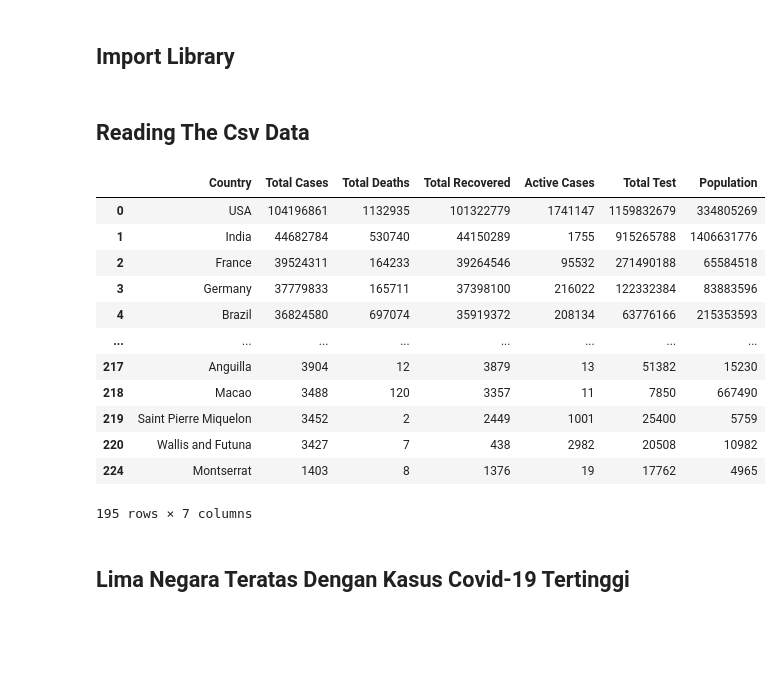
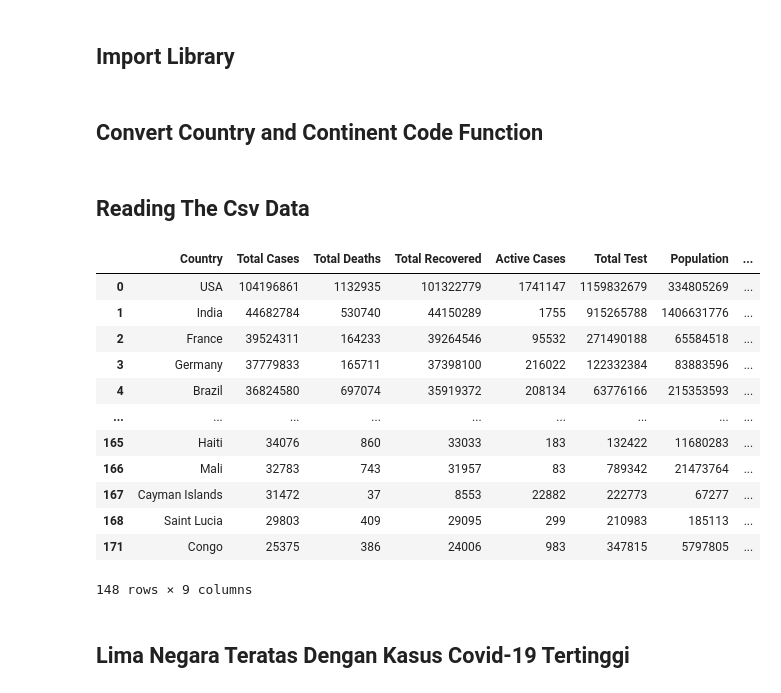
Before and after one commit to HaikalRFadhilahh/covid-19-python-analyst, a Jupyter notebook: covid.ipynb, the cells around one changed output. Saved outputs shown, nothing was run; the diff lists cells and outputs as text; code cells hidden in the pictures; blank space fills up the shorter version.

```diff
--- a/covid.ipynb
+++ b/covid.ipynb
@@ -8,27 +9,53 @@ import matplotlib.pyplot as plt
+# %% [markdown]
+## Convert Country and Continent Code Function
+# %%
+def dataFrameCountryCode(data,col):
+    arr = []
+    for i in data[col]:
+        try:
+            dump = country_name_to_country_alpha2(i)
+            arr.append(dump)
+        except:
+            arr.append(None)
+    return pd.DataFrame(arr,columns=['Country Code'])
+
+def dataFrameContinentCode(data,col):
+    arr = []
+    for x in data[col]:
+        try:
+            dump = country_alpha2_to_continent_code(x)
+            arr.append(dump)
+        except:
+            arr.append(None)
+    return pd.DataFrame(arr,columns=['Continent Code'])
 # %% [markdown]
 ## Reading The Csv Data
 # %%
 df = pd.read_csv('./covid_worldwide.csv')
 df.dropna(inplace=True)
 df.drop(columns='Serial Number', inplace=True)
 df = df.apply(lambda x: x.str.replace(',', ''))
 df[['Total Cases', 'Total Deaths', 'Total Recovered', 'Active Cases', 'Total Test', 'Population']] = df[[
     'Total Cases', 'Total Deaths', 'Total Recovered', 'Active Cases', 'Total Test', 'Population']].astype('int64')
+df = df.replace(['S. Korea','UK'],['South Korea','United Kingdom'])
+df['Country Code'] = dataFrameCountryCode(data=df,col='Country')
+df['Continent Code'] = dataFrameContinentCode(data=df,col='Country Code')
+df.dropna(how='any',inplace=True)
 df
 # %% [output]
-|  | Country | Total Cases | Total Deaths | Total Recovered | Active Cases | Total Test | Population |
-| 0 | USA | 104196861 | 1132935 | 101322779 | 1741147 | 1159832679 | 334805269 |
-| 1 | India | 44682784 | 530740 | 44150289 | 1755 | 915265788 | 1406631776 |
-| 2 | France | 39524311 | 164233 | 39264546 | 95532 | 271490188 | 65584518 |
-| 3 | Germany | 37779833 | 165711 | 37398100 | 216022 | 122332384 | 83883596 |
-| 4 | Brazil | 36824580 | 697074 | 35919372 | 208134 | 63776166 | 215353593 |
-| ... | ... | ... | ... | ... | ... | ... | ... |
-| 217 | Anguilla | 3904 | 12 | 3879 | 13 | 51382 | 15230 |
-| 218 | Macao | 3488 | 120 | 3357 | 11 | 7850 | 667490 |
-| 219 | Saint Pierre Miquelon | 3452 | 2 | 2449 | 1001 | 25400 | 5759 |
-| 220 | Wallis and Futuna | 3427 | 7 | 438 | 2982 | 20508 | 10982 |
-| 224 | Montserrat | 1403 | 8 | 1376 | 19 | 17762 | 4965 |
+|  | Country | Total Cases | Total Deaths | Total Recovered | Active Cases | Total Test | Population | ... |
+| 0 | USA | 104196861 | 1132935 | 101322779 | 1741147 | 1159832679 | 334805269 | ... |
+| 1 | India | 44682784 | 530740 | 44150289 | 1755 | 915265788 | 1406631776 | ... |
+| 2 | France | 39524311 | 164233 | 39264546 | 95532 | 271490188 | 65584518 | ... |
+| 3 | Germany | 37779833 | 165711 | 37398100 | 216022 | 122332384 | 83883596 | ... |
+| 4 | Brazil | 36824580 | 697074 | 35919372 | 208134 | 63776166 | 215353593 | ... |
+| ... | ... | ... | ... | ... | ... | ... | ... | ... |
+| 165 | Haiti | 34076 | 860 | 33033 | 183 | 132422 | 11680283 | ... |
+| 166 | Mali | 32783 | 743 | 31957 | 83 | 789342 | 21473764 | ... |
+| 167 | Cayman Islands | 31472 | 37 | 8553 | 22882 | 222773 | 67277 | ... |
+| 168 | Saint Lucia | 29803 | 409 | 29095 | 299 | 210983 | 185113 | ... |
+| 171 | Congo | 25375 | 386 | 24006 | 983 | 347815 | 5797805 | ... |
-195 rows × 7 columns
+148 rows × 9 columns
 # %% [markdown]
 ## Lima Negara Teratas Dengan Kasus Covid-19 Tertinggi
 # %%
```
Also changed, not shown: parts of 4 cells of this notebook.
